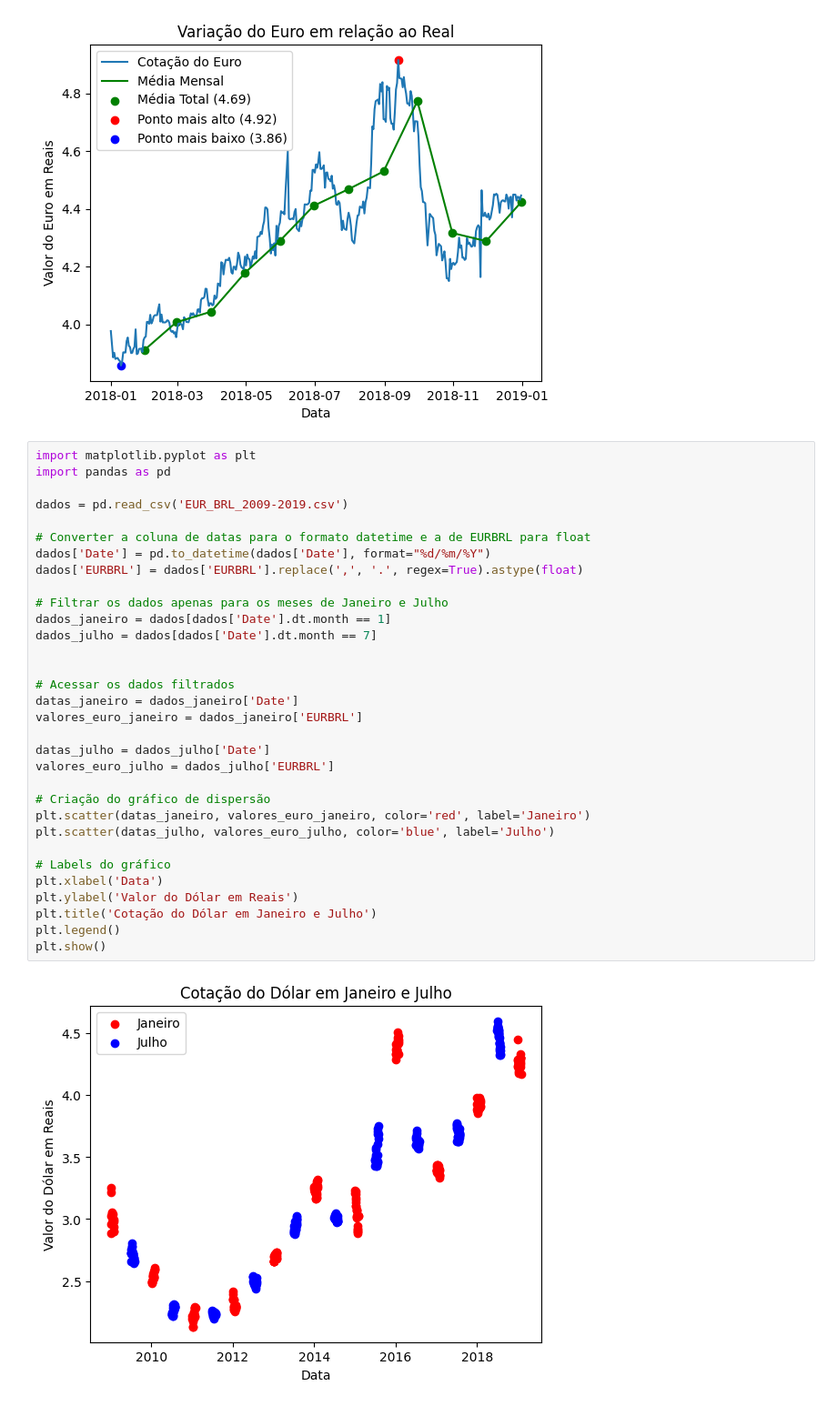
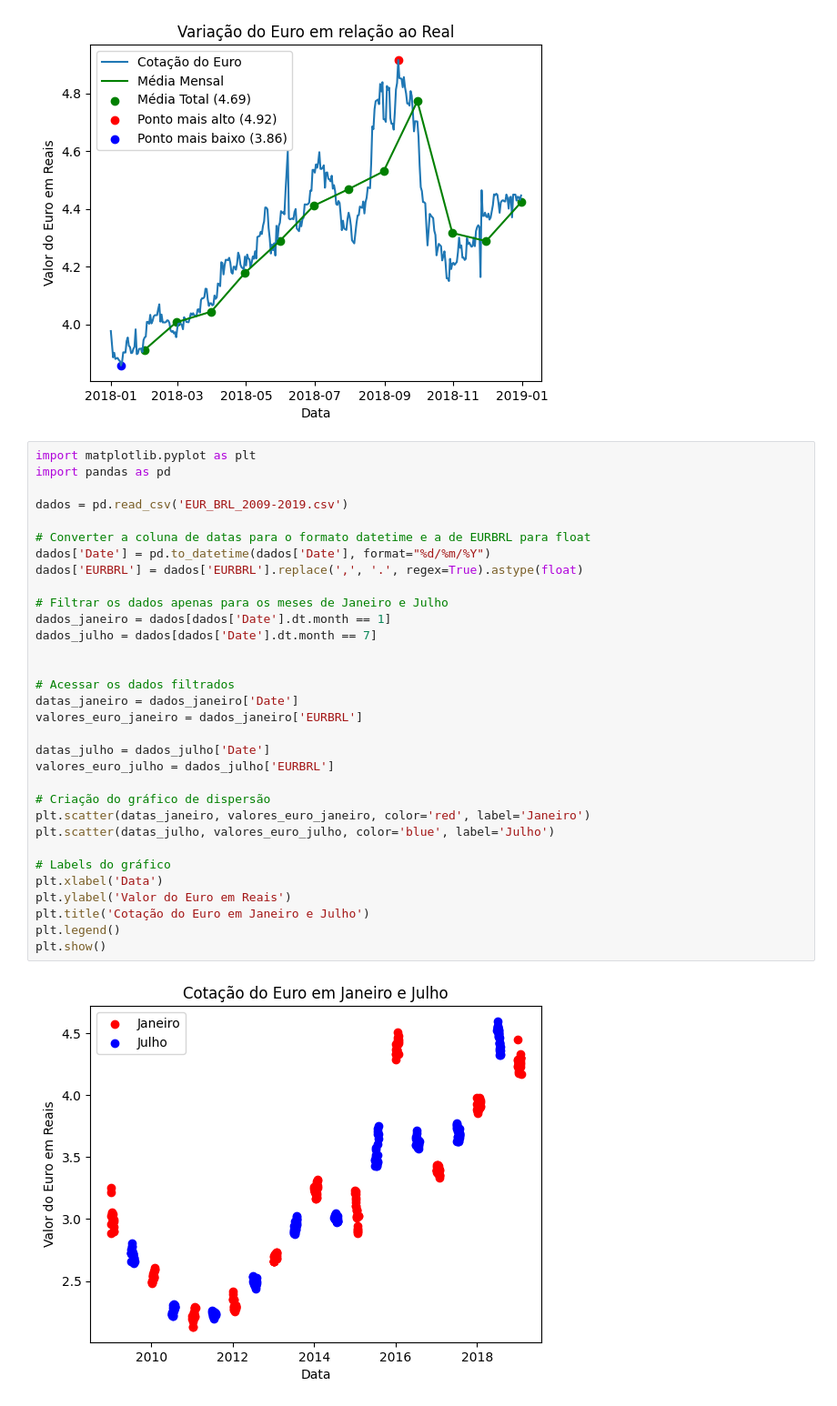
Before and after one commit to raul-franca/py-visualisacao-info, a Jupyter notebook: raul_franca_30845718.ipynb, the cells around one changed output. Shown: that part at 91% size. Drawn from its saved outputs; the diff is of its cells as text.

```diff
--- a/raul_franca_30845718.ipynb
+++ b/raul_franca_30845718.ipynb
@@ -83,33 +89,33 @@ plt.show()
 import matplotlib.pyplot as plt
 import pandas as pd
 
 dados = pd.read_csv('EUR_BRL_2009-2019.csv')
 
 # Converter a coluna de datas para o formato datetime e a de EURBRL para float
 dados['Date'] = pd.to_datetime(dados['Date'], format="%d/%m/%Y")
 dados['EURBRL'] = dados['EURBRL'].replace(',', '.', regex=True).astype(float)
 
 # Filtrar os dados apenas para os meses de Janeiro e Julho
 dados_janeiro = dados[dados['Date'].dt.month == 1]
 dados_julho = dados[dados['Date'].dt.month == 7]
 
 
 # Acessar os dados filtrados
 datas_janeiro = dados_janeiro['Date']
 valores_euro_janeiro = dados_janeiro['EURBRL']
 
 datas_julho = dados_julho['Date']
 valores_euro_julho = dados_julho['EURBRL']
 
 # Criação do gráfico de dispersão
 plt.scatter(datas_janeiro, valores_euro_janeiro, color='red', label='Janeiro')
 plt.scatter(datas_julho, valores_euro_julho, color='blue', label='Julho')
 
 # Labels do gráfico
 plt.xlabel('Data')
-plt.ylabel('Valor do Dólar em Reais')
-plt.title('Cotação do Dólar em Janeiro e Julho')
+plt.ylabel('Valor do Euro em Reais')
+plt.title('Cotação do Euro em Janeiro e Julho')
 plt.legend()
 plt.show()
 # %% [output]
-[figure, old version]
+[figure, new version]
```
Also changed, not shown: parts of 1 cell of this notebook.
